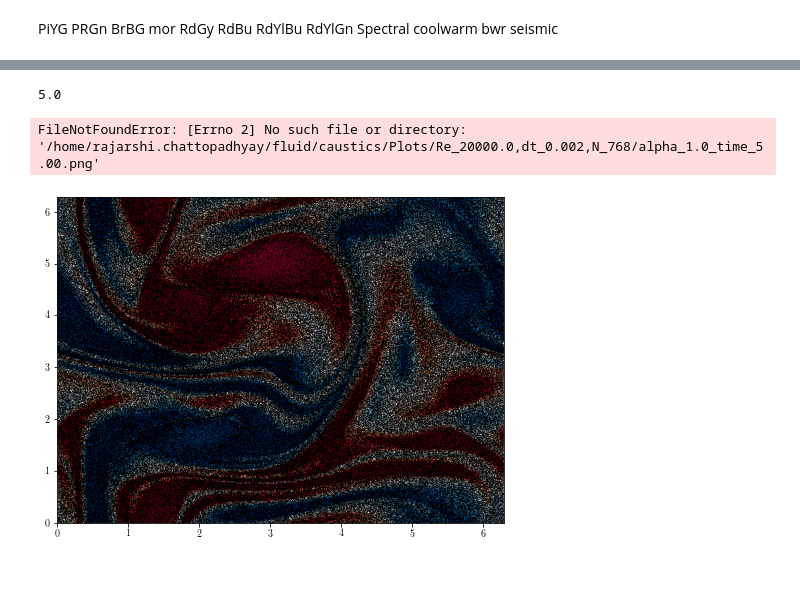
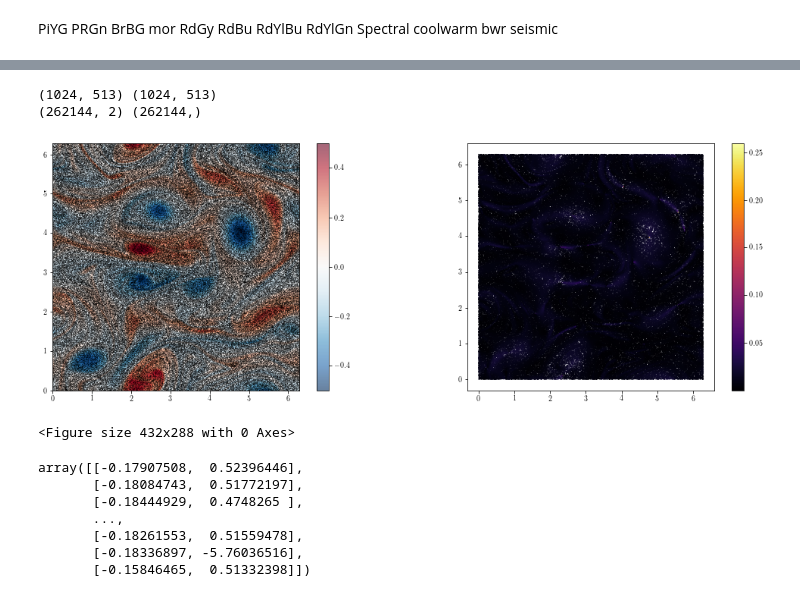
Before and after one commit to Rajarshi-prime/2D_HIT--GPU-, a Jupyter notebook: plotting-modified.ipynb, the cells around one changed output, grey strips where cells are left out. Saved outputs shown, nothing was run; the diff lists cells and outputs as text; code cells hidden in the pictures.

```diff
--- a/plotting-modified.ipynb
+++ b/plotting-modified.ipynb
@@ -119,24 +155,65 @@ seismic
+# %%
+def Linterp(pos,u_field):
+# pos = np.array([[1,2]])
+    xindex = (pos[:,0]//dx)%Nx
+    yindex = (pos[:,1]//dy)%Ny
+    xrem = pos[:,0]%dx/dx
+    yrem = pos[:,1]%dy/dy
+
+    idx1 = ((xindex+0)%Nx).astype(int)
+    idx2 = ((xindex+1)%Nx).astype(int)
+    idy1 = ((yindex+0)%Nx).astype(int)
+    idy2 = ((yindex+1)%Nx).astype(int)
+    ## Linear interpolation
+    return (((1 - xrem) * (1 - yrem))[:,None] *u_field[idx1,idy1,...] + ((1 - xrem) * (yrem) )[:,None]*u_field[idx1,idy2,...] + ((xrem)*(1-yrem))[:,None]*u_field[idx2,idy1,...]  + ((xrem)*(yrem))[:,None]*u_field[idx2,idy2,...])
 # %%
 Xplot,Yplot = np.linspace(0,Lx,Nx+1,endpoint= True), np.linspace(0,Ly,Ny+1,endpoint= True)
 xnew = np.zeros((Nx+1,Ny+1))
-plt.figure(figsize = (8,6))
+psi = np.zeros((Nx,Ny//2+1),dtype = np.complex128)
+u_field = np.zeros((Nx,Ny,2))
+plt.figure(figsize = (18,6))
+fig = plt.gcf()
+ax = plt.gca()
+fig.patch.set_facecolor('white')
+fig.patch.set_alpha(1.0)
+
+# ax.set_facecolor('none')
+# ax.patch.set_alpha(0.0)
+
 plt.xlabel(r"$x$")
 plt.ylabel(r"$y$", rotation = 0)
-for t in np.arange(0,40.1,1):
+for t in np.arange(100,100.1,1):
     print(t,end = '\r')
+    alph = 0.67
     pos= np.load(loadPath/f"alpha_{alph:.2}_prtcl/time_{t:.2f}/pos.npy")
+    vel= np.load(loadPath/f"alpha_{alph:.2}_prtcl/time_{t:.2f}/vel.npy")
     if abs(int(t) - t) < 0.01:
         xi_last = np.load(loadPath/f"time_{t:.2f}/w.npy")
+        print(xi_last.shape,lapinv.shape)
+        psi[:] = -xi_last*lapinv
+        u_field[...,0] = ifft2(1j * ky*psi)
+        u_field[...,1] = ifft2(-1j * kx*psi)
         xi_last_r = ifft2(xi_last)
         xnew[1:,1:] = np.roll(xi_last_r, -1,axis = (0,1))
         xnew[:-1,:-1] = xi_last_r
-    norm = TwoSlopeNorm(vcenter = 0,vmax = 1.,vmin=-1.)
+    norm = TwoSlopeNorm(vcenter = 0,vmax = .5,vmin=-.5)
+    u = Linterp(pos,u_field)
+    q = np.linalg.norm(vel - u,axis = 1)/np.linalg.norm(u,axis = 1)
+    print(pos.shape, q.shape)
+    plt.subplot(121)
     p1 = plt.pcolor(Xplot.get(),Yplot.get(),(xnew.T).get(),cmap = "RdBu_r",norm = norm,alpha=0.6)
-    # plt.colorbar()
+    plt.colorbar()
     plt.plot(pos[:,0].get(),pos[:,1].get(),'.',color='#000000',markersize  = 0.2)
-    plt.savefig(savePlot/f"alpha_{alph:.2}_time_{t:.2f}.png",dpi = 200)
+    plt.gca().set_aspect('equal', adjustable='box')
+    plt.subplot(122)
+    p2 = plt.scatter(pos[:,0].get(),pos[:,1].get(),0.2,c=q.get(),cmap = "inferno" )
+    plt.colorbar()
+    plt.gca().set_aspect('equal', adjustable='box')
+    # plt.savefig(savePlot/f"alpha_{alph:.2}_time_{t:.2f}.png",dpi = 200)
+    plt.show()
     plt.clf()
 # %% [output]
-5.0
+(1024, 513) (1024, 513)
+(262144, 2) (262144,)
+[figure, new version]
-FileNotFoundError: [Errno 2] No such file or directory: '/home/rajarshi.chattopadhyay/fluid/caustics/Plots/Re_20000.0,dt_0.002,N_768/alpha_1.0_time_5.00.png'
+<Figure size 432x288 with 0 Axes>
-[figure, old version]
@@ -142,0 +225,10 @@ FileNotFoundError: [Errno 2] No such file or directory: '/home/rajarshi.chattopa
+# %%
+pos2 - pos1
+# %% [output]
+array([[-0.17907508,  0.52396446],
+       [-0.18084743,  0.51772197],
+       [-0.18444929,  0.4748265 ],
+       ...,
+       [-0.18261553,  0.51559478],
+       [-0.18336897, -5.76036516],
+       [-0.15846465,  0.51332398]])
```
Also changed, not shown: parts of 13 cells of this notebook, 5 other files.
